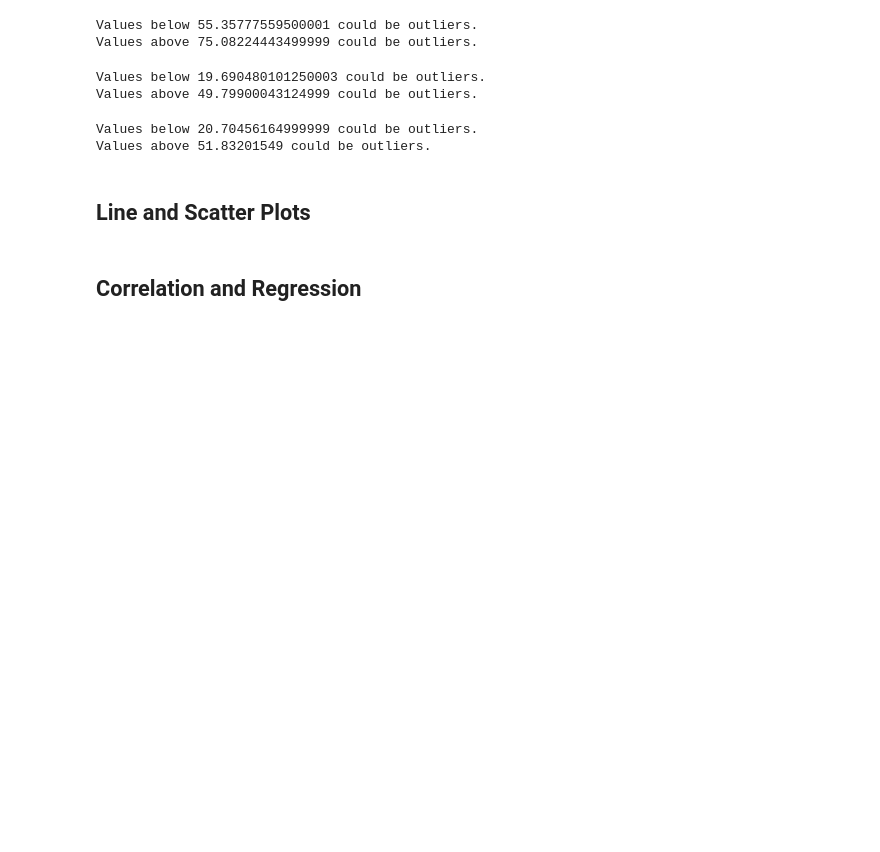
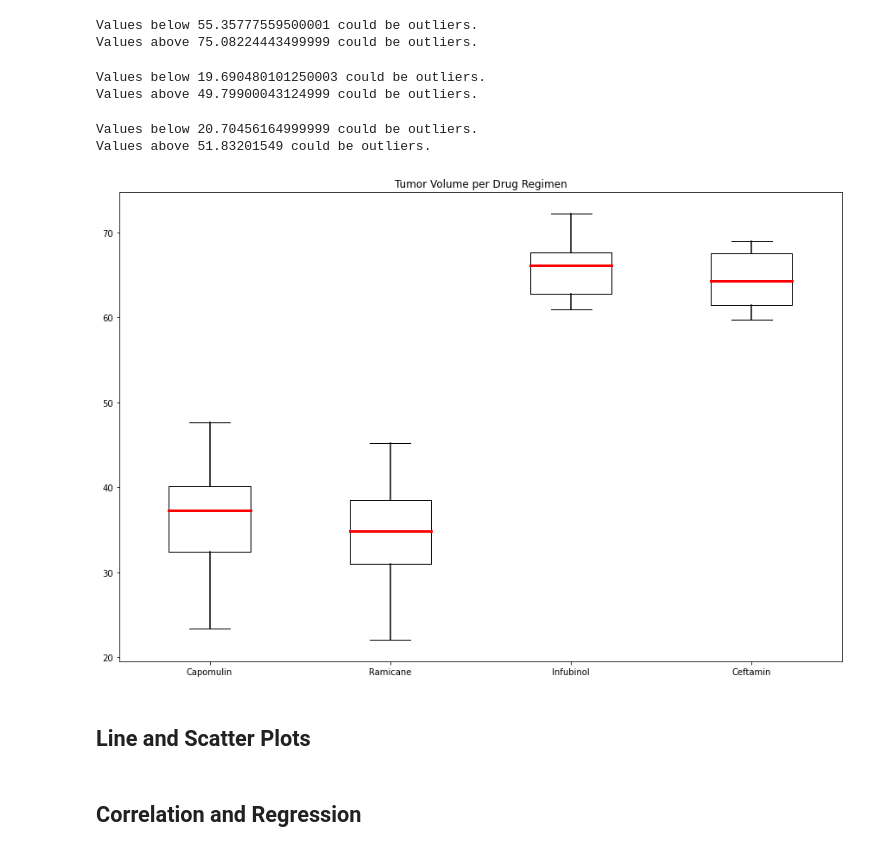
Before and after one commit to Corters22/Pymaceuticals_Review, a Jupyter notebook: pymaceuticals_starter.ipynb, the cells around one changed output. Saved outputs shown, nothing was run; the diff lists cells and outputs as text; code cells hidden in the pictures; blank space fills up the shorter version.

Commit message:
add box plots

```diff
--- a/pymaceuticals_starter.ipynb
+++ b/pymaceuticals_starter.ipynb
@@ -293,3 +287,40 @@ plt.show()
+# %%
+cap = final_tumor_volume_cap['Tumor Volume (mm3)']
+ram = final_tumor_volume_ram['Tumor Volume (mm3)']
+inf = final_tumor_volume_inf['Tumor Volume (mm3)']
+cef = final_tumor_volume_cef['Tumor Volume (mm3)']
+data = [cap, ram, inf, cef]
+
+fig = plt.figure(figsize =(15, 10))
+ax = fig.add_subplot(111)
+
+# Creating axes instance
+bp = ax.boxplot(data)
+
+# changing color and linewidth of
+# whiskers
+for whisker in bp['whiskers']:
+    whisker.set(color ='black',
+                linewidth = 1.5)
+
+# changing color and linewidth of
+# medians
+for median in bp['medians']:
+    median.set(color ='red',
+               linewidth = 3)
+
+# changing style of fliers
+for flier in bp['fliers']:
+    flier.set(marker ='D',
+              color ='black',
+              alpha = 0.5)
+
+# x-axis labels
+ax.set_xticklabels(['Capomulin', 'Ramicane', 'Infubinol', 'Ceftamin'])
+plt.title("Tumor Volume per Drug Regimen")
+plt.show(bp)
+# %% [output]
+[figure, added]
 # %%
 # Generate a box plot of the final tumor volume of each mouse across four regimens of interest
 # %% [markdown]
```
Also changed, not shown: parts of 1 cell of this notebook.
